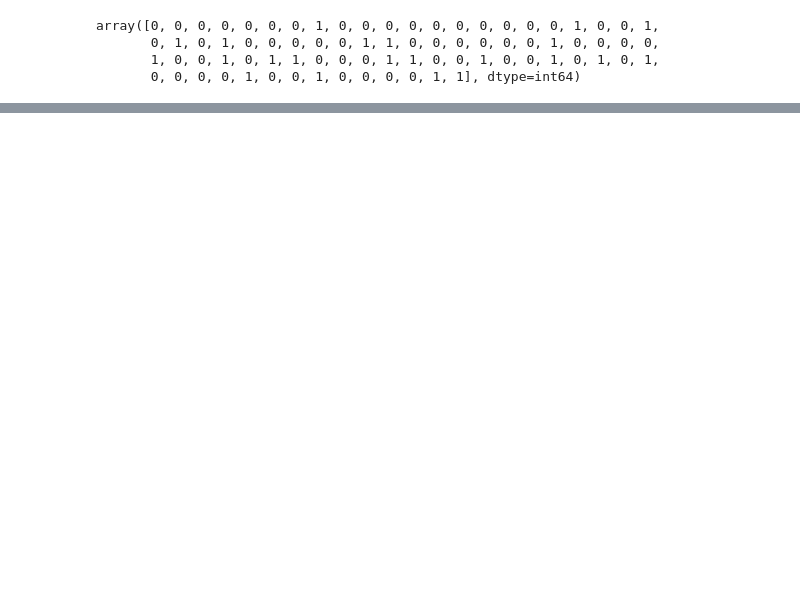
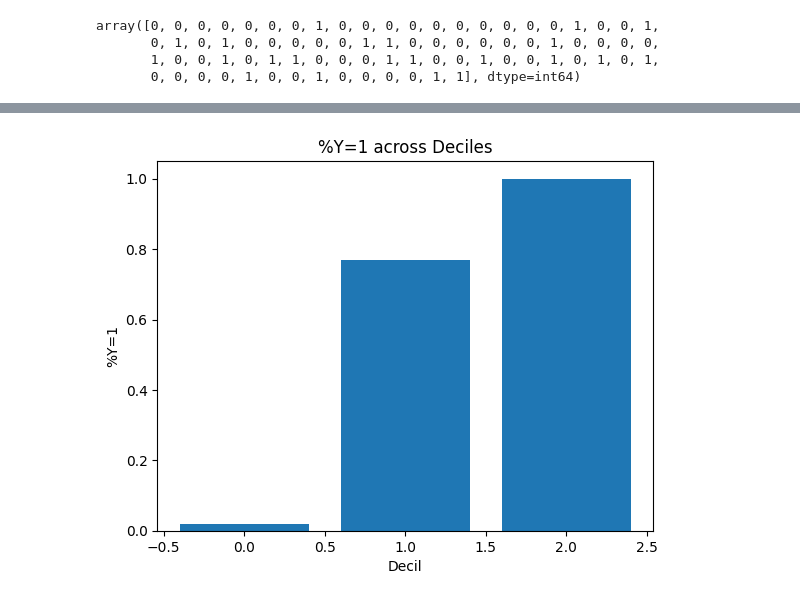
Before and after one commit to carlosmiguelpv/ADVANCED-DATA-MINING, a Jupyter notebook: comparacion_KNN_NB/KNN and NB Comparation.ipynb, the cells around one changed output, grey strips where cells are left out. Drawn from its saved outputs; the diff is of its cells as text; code cells hidden in the pictures; blank space fills up the shorter version.

```diff
--- a/comparacion_KNN_NB/KNN and NB Comparation.ipynb
+++ b/comparacion_KNN_NB/KNN and NB Comparation.ipynb
@@ -362,0 +362,5 @@ y_prob = classifier.predict_proba(X_test)[:, 1]
+# %%
+df = pd.DataFrame({
+    'y_test': y_test,
+    'y_prob': y_prob
+})
@@ -362,0 +383,4 @@ y_prob = classifier.predict_proba(X_test)[:, 1]
+# %%
+# Crear quintiles y deciles con el argumento duplicates='drop'
+df['Quintil'] = pd.qcut(df['y_prob'], 5, labels=False, duplicates='drop')
+df['Decil'] = pd.qcut(df['y_prob'], 10, labels=False, duplicates='drop')
@@ -362,0 +403,10 @@ y_prob = classifier.predict_proba(X_test)[:, 1]
+# %%
+# Calcular %Y=1 para deciles
+decile_summary = df.groupby('Decil').agg({
+    'y_test': ['mean', 'count'],
+    'y_prob': 'mean'
+}).reset_index()
+# %%
+# Calcular LIFT
+global_positive_rate = df['y_test'].mean()
+decile_summary[('y_test', 'LIFT')] = decile_summary[('y_test', 'mean')] / global_positive_rate
@@ -362,0 +429,9 @@ y_prob = classifier.predict_proba(X_test)[:, 1]
+# %%
+# Visualización
+plt.bar(decile_summary['Decil'], decile_summary[('y_test', 'mean')])
+plt.title('%Y=1 across Deciles')
+plt.xlabel('Decil')
+plt.ylabel('%Y=1')
+plt.show()
+# %% [output]
+[figure, added]
```
Also changed, not shown: parts of 22 cells of this notebook.
